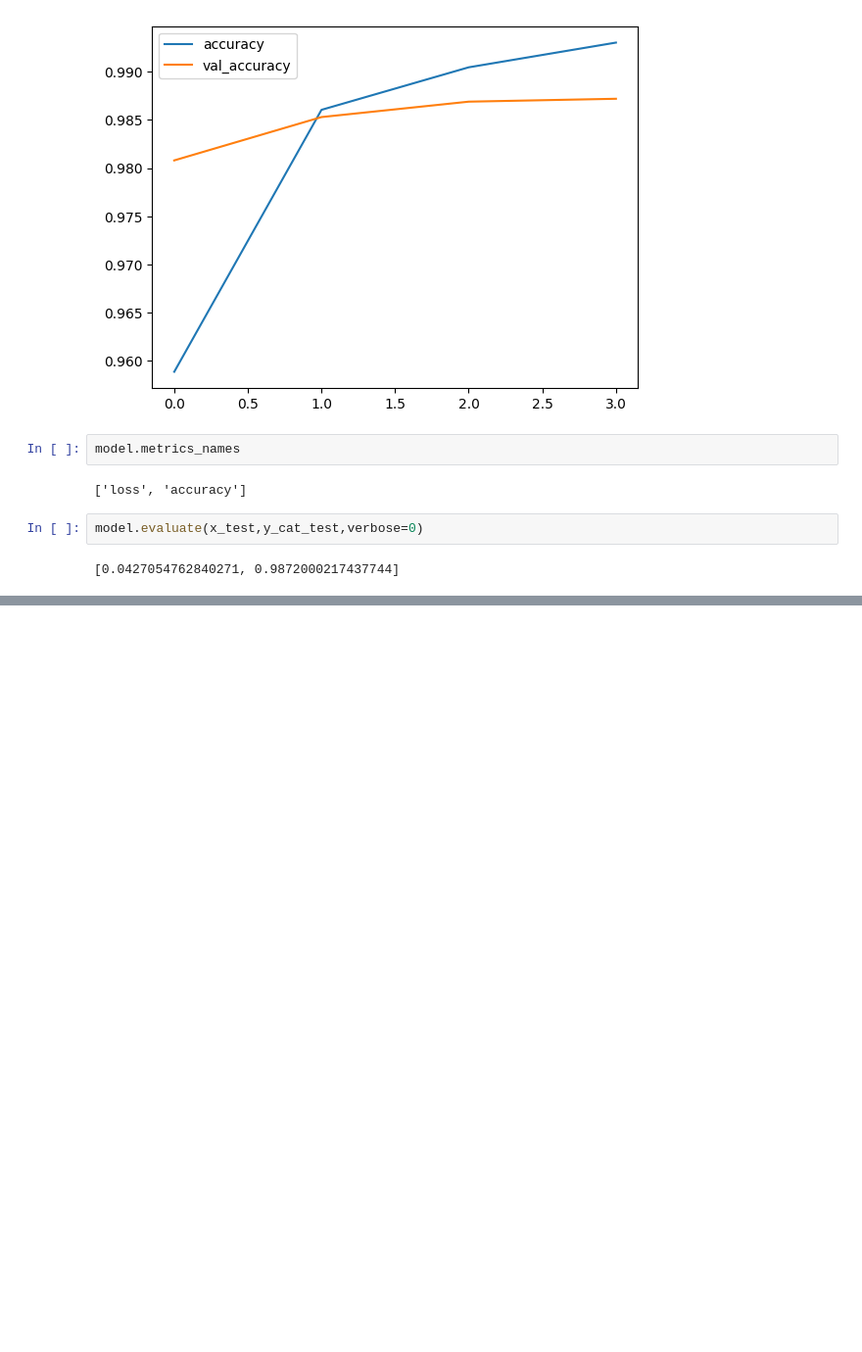
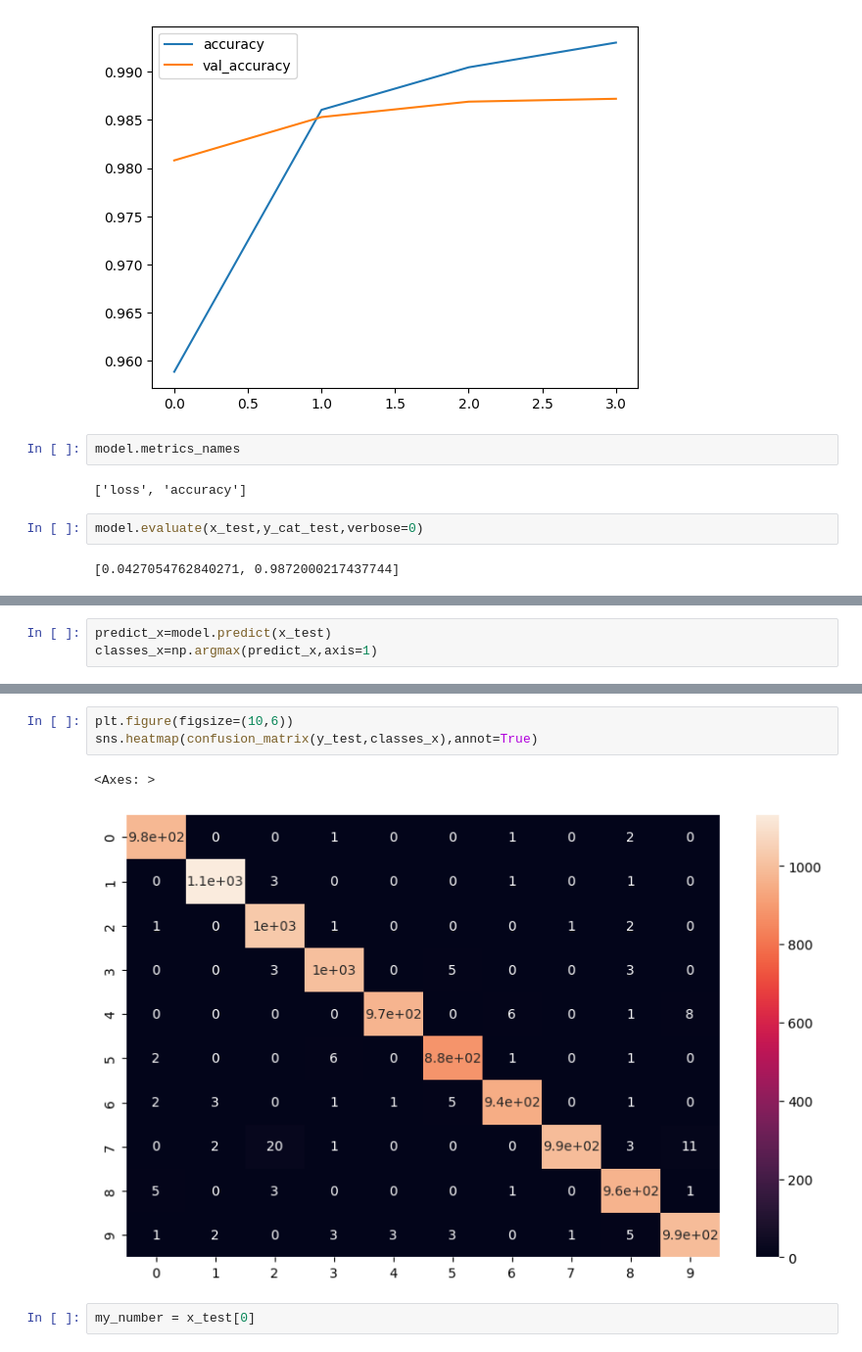
Before and after one commit to wereign/aera-vera-keras-nathu-geras, a Jupyter notebook: MNIST_Classification.ipynb, the cells around one changed output, grey strips where cells are left out. Shown: that part at 98% size. Saved outputs shown, nothing was run; the diff lists cells and outputs as text; blank space fills up the shorter version.

```diff
--- a/MNIST_Classification.ipynb
+++ b/MNIST_Classification.ipynb
@@ -142,0 +145,3 @@ model.evaluate(x_test,y_cat_test,verbose=0)
+# %%
+predict_x=model.predict(x_test)
+classes_x=np.argmax(predict_x,axis=1)
@@ -142,0 +182,8 @@ model.evaluate(x_test,y_cat_test,verbose=0)
+# %%
+plt.figure(figsize=(10,6))
+sns.heatmap(confusion_matrix(y_test,classes_x),annot=True)
+# %% [output]
+<Axes: >
+[figure, added]
+# %%
+my_number = x_test[0]
```
Also changed, not shown: parts of 7 cells of this notebook.
